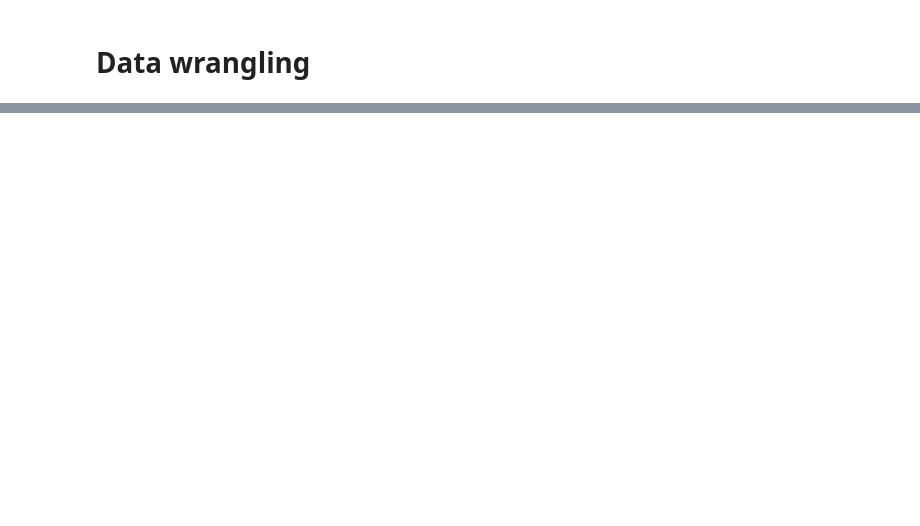
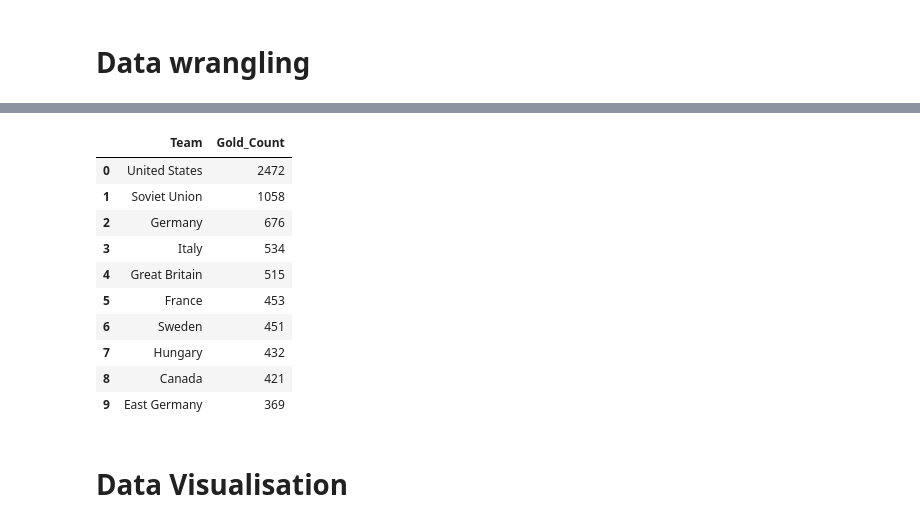
Before and after one commit to FatehAayan/olympics-data, a Jupyter notebook: Olympics_Assignment.ipynb, the cells around one changed output, grey strips where cells are left out. Drawn from its saved outputs; the diff is of its cells as text; code cells hidden in the pictures; blank space fills up the shorter version.

```diff
--- a/Olympics_Assignment.ipynb
+++ b/Olympics_Assignment.ipynb
@@ -71,0 +209,25 @@ df['Century'] = (df['Year'].dt.year // 100 + 1).astype(str) + 'th'
+# %%
+gold_medals = (
+    df[df["Medal"] == "Gold"]
+    .groupby("Team")
+    .size()
+    .sort_values(ascending=False)
+    .head(10)
+    .reset_index(name="Gold_Count")
+)
+
+gold_medals
+# %% [output]
+|  | Team | Gold_Count |
+| 0 | United States | 2472 |
+| 1 | Soviet Union | 1058 |
+| 2 | Germany | 676 |
+| 3 | Italy | 534 |
+| 4 | Great Britain | 515 |
+| 5 | France | 453 |
+| 6 | Sweden | 451 |
+| 7 | Hungary | 432 |
+| 8 | Canada | 421 |
+| 9 | East Germany | 369 |
+# %% [markdown]
+# **Data Visualisation**
```
Also changed, not shown: parts of 14 cells of this notebook.
